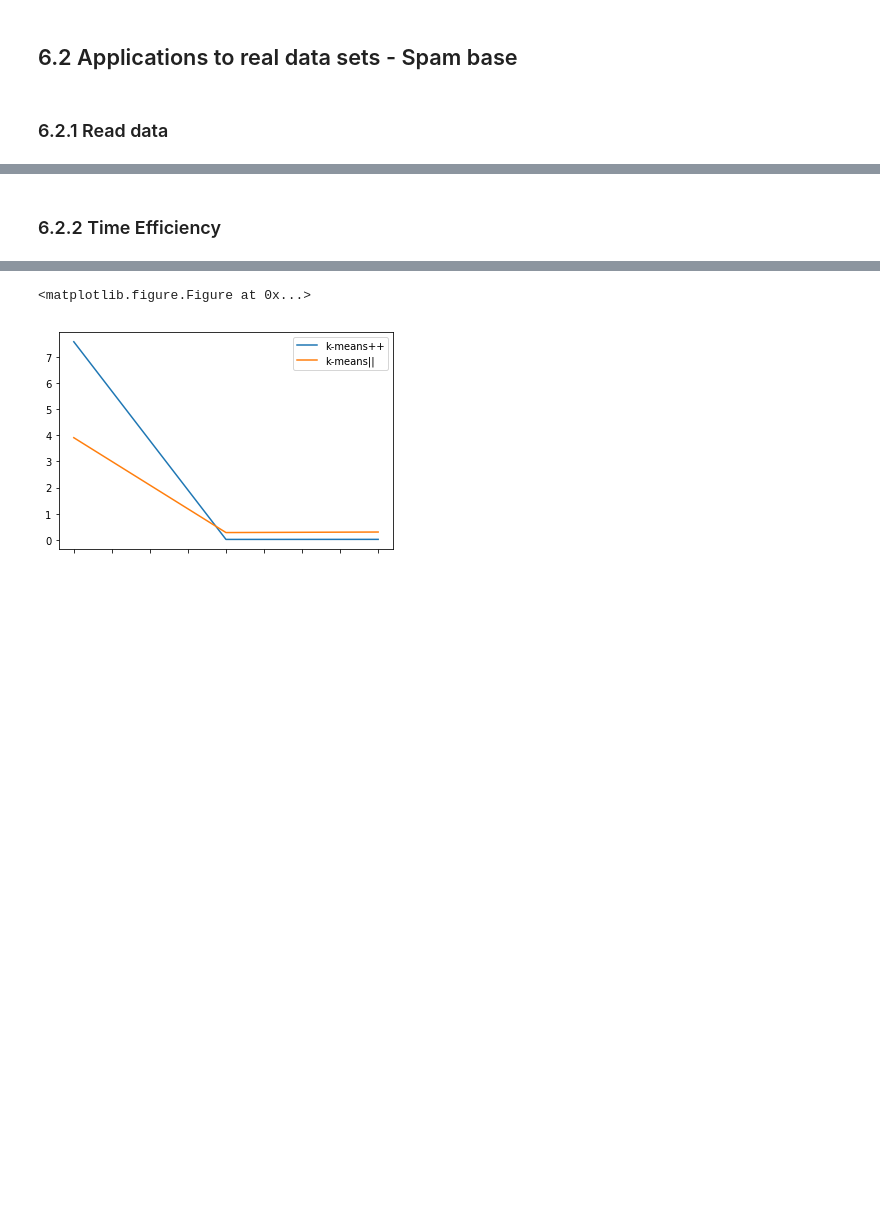
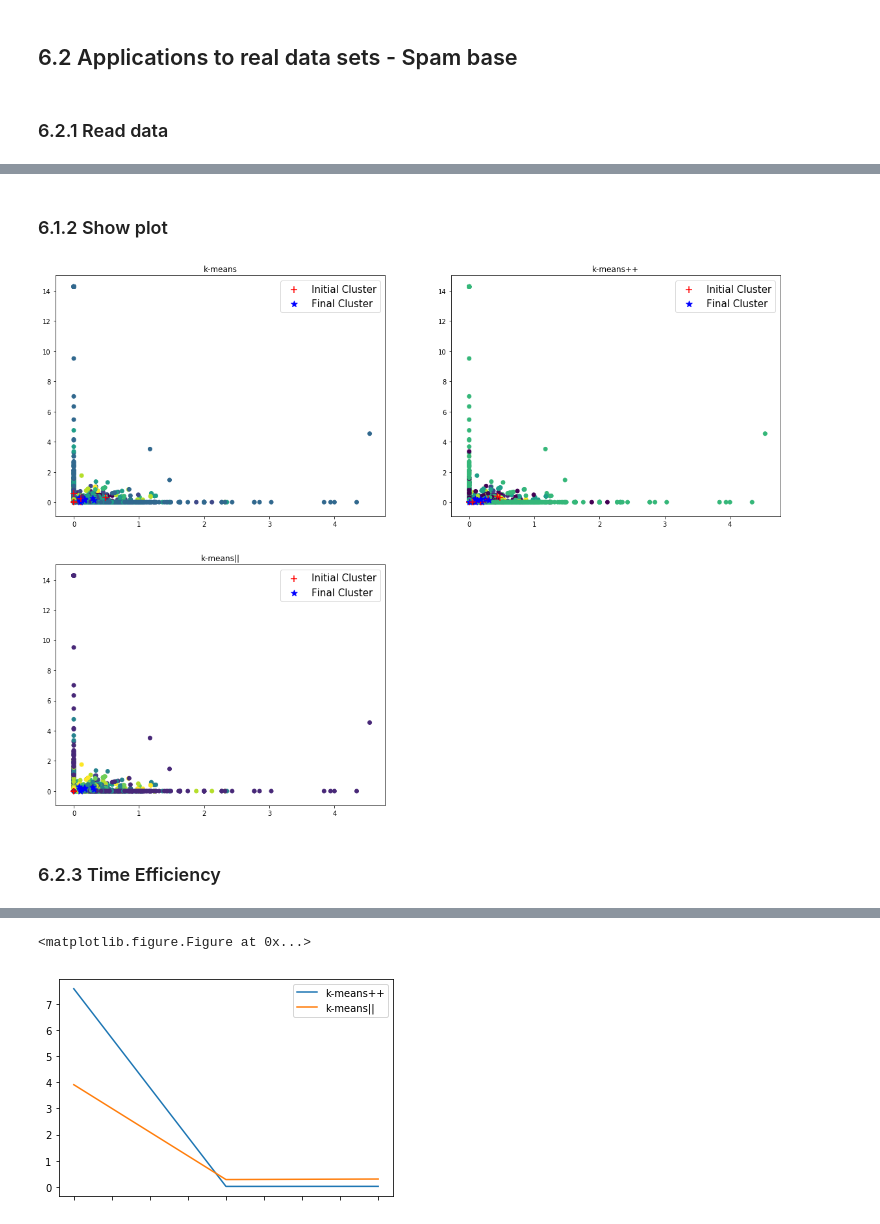
Before and after one commit to yumegaaru/Scalable_Kmeans, a Jupyter notebook: Kmeans.ipynb, the cells around one changed output, grey strips where cells are left out. Drawn from its saved outputs; the diff is of its cells as text; code cells hidden in the pictures; blank space fills up the shorter version.

```diff
--- a/Kmeans.ipynb
+++ b/Kmeans.ipynb
@@ -520,5 +559,16 @@ spambase = pd.read_csv("http://archive.ics.uci.edu/ml/machine-learning-databases
+# %% [markdown]
+### 6.1.2 Show plot
+# %%
+title = ["k-means", "k-means++", "k-means||"]
+plt.figure(1, figsize=(20, 15))
+for i in np.arange(1, 4):
+    plt.subplot(220 + i)
+    test_cluster(dict2['Initial_centroid'][i], dict2['Final_centroidtroid'][:,:,i], dict2['label'][i], spambase, title[i - 1])
+plt.show()
+# %% [output]
+[figure, added]
 # %% [markdown]
-### 6.2.2 Time Efficiency
+### 6.2.3 Time Efficiency
 # %%
 spambase = np.asarray(spambase)
 df_spambase = time_compare(spambase, k, l)
```
Also changed, not shown: parts of 23 cells of this notebook.
